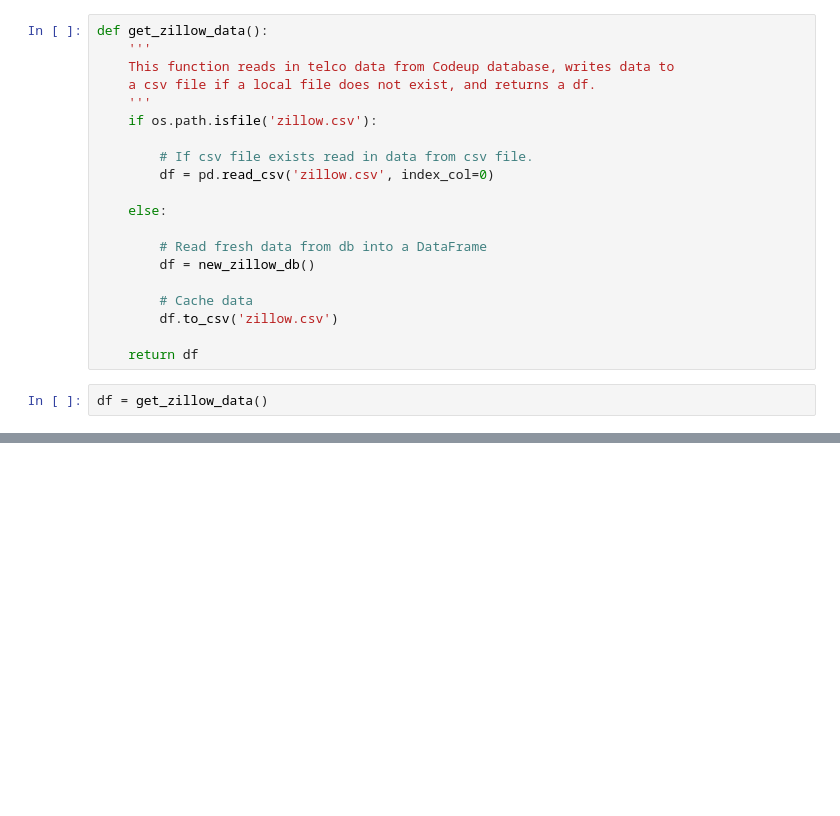
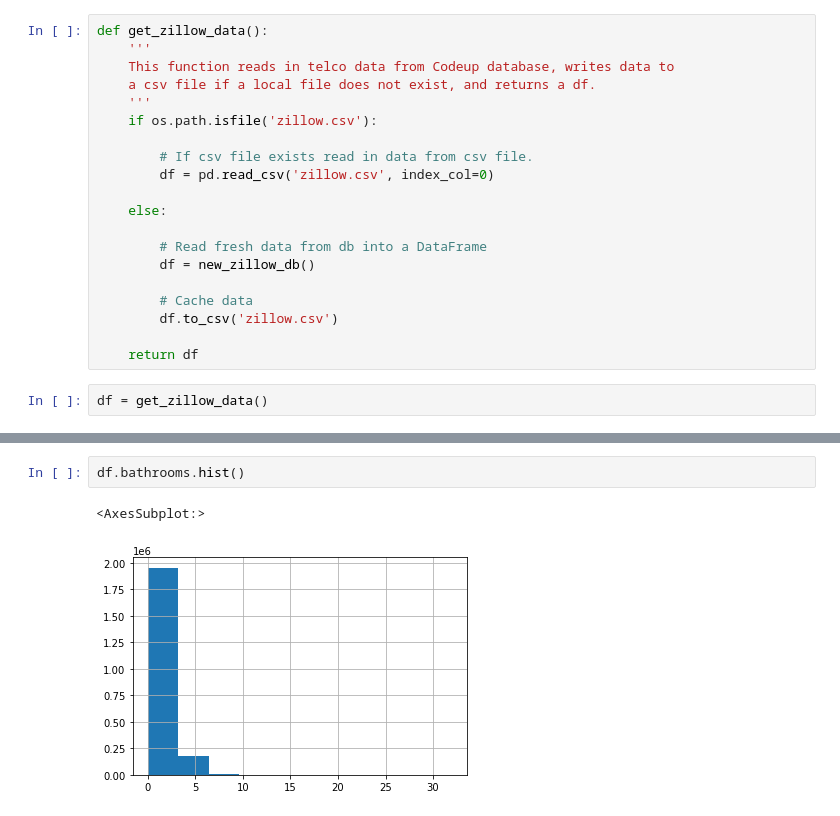
Before and after one commit to dashbringhurst/regression-exercises, a Jupyter notebook: wrangle.ipynb, the cells around one changed output, grey strips where cells are left out. Cells and saved outputs as stored; diff of their text form; blank space fills up the shorter version.

```diff
--- a/wrangle.ipynb
+++ b/wrangle.ipynb
@@ -123,0 +131,5 @@ df = wrangle_zillow()
+# %%
+df.bathrooms.hist()
+# %% [output]
+<AxesSubplot:>
+[figure, added]
```
Also changed, not shown: parts of 33 cells of this notebook.
